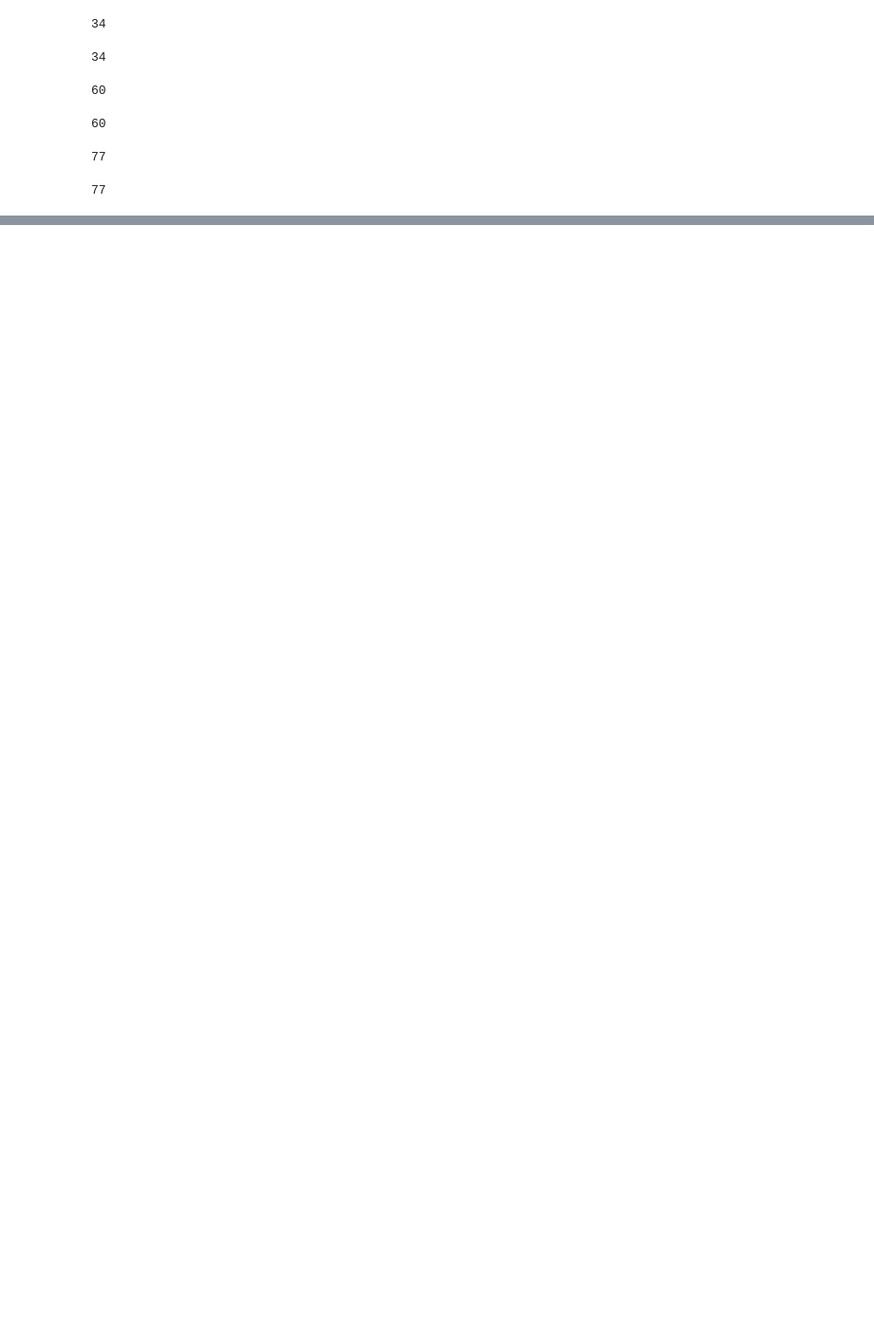
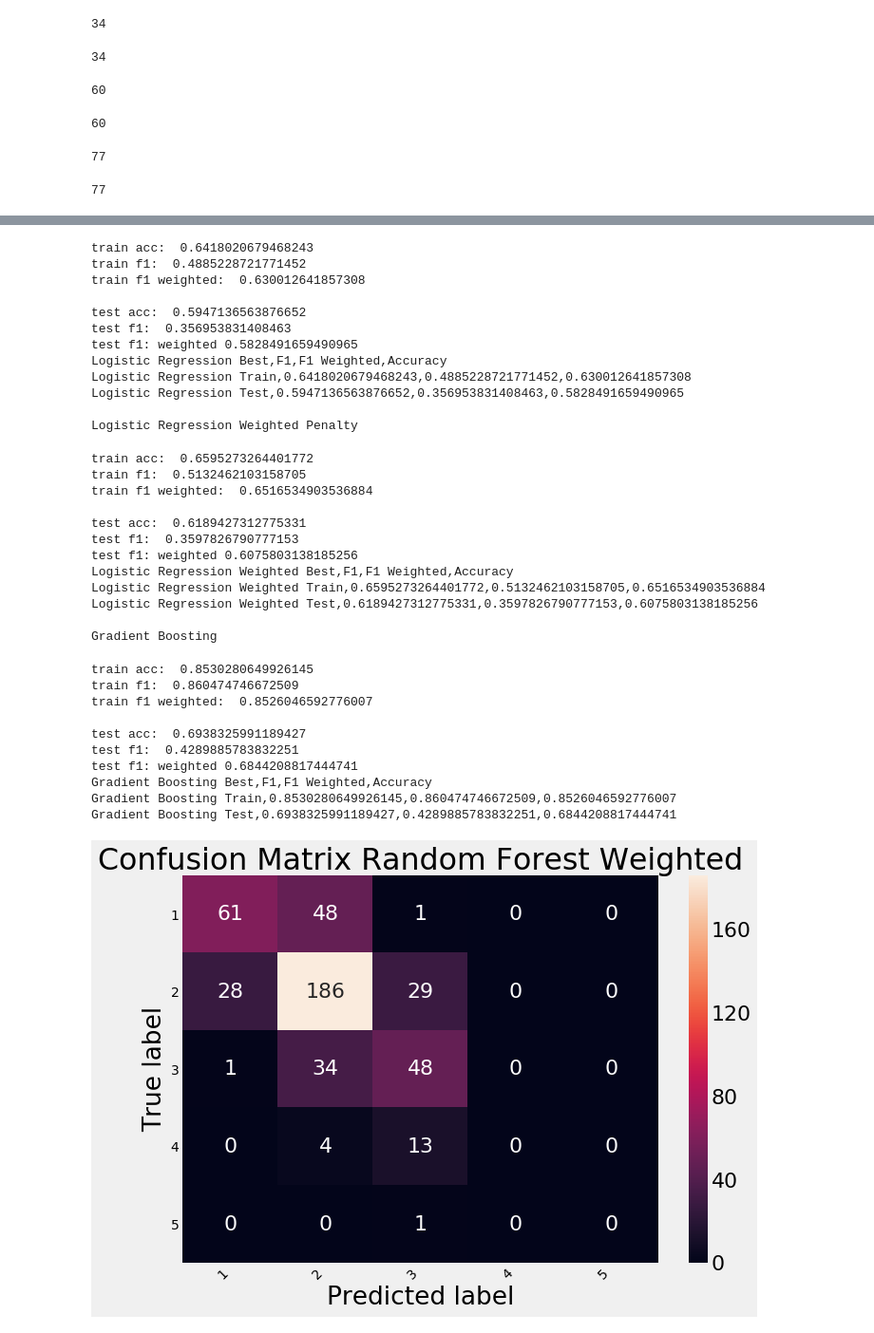
Before and after one commit to amberthomas/famine-intensity-prediction, a Jupyter notebook: modis_data/Model_Walk_Through.ipynb, the cells around one changed output, grey strips where cells are left out. Shown at 95% size. Drawn from its saved outputs; the diff is of its cells as text; code cells hidden in the pictures; blank space fills up the shorter version.

```diff
--- a/modis_data/Model_Walk_Through.ipynb
+++ b/modis_data/Model_Walk_Through.ipynb
@@ -1800,0 +342,43 @@ Random Forest Test,0.6202247191011236,0.3485682348179698,0.5981452174702027
+# %%
+#Multi-class Tests
+
+######Hyper-param testing below######
+parameter_candidates_rf = [
+    {'n_estimators': [100, 500, 700, 1000, 1200, 1500, 2000], 'max_depth': [2,3,4]}
+]
+scoring = ['f1_macro','f1_weighted', 'accuracy', 'recall_weighted','recall_macro', 'precision_weighted','precision_macro']
+class_weight = None
+rf = RandomForestClassifier(class_weight = class_weight, random_state = 42)
+
+print('Example of Cross Validation grid search for optimal Random Forest hyperparameters in progress.')
+print('Please be patient, this will take a minute...')
+hstable = hyperparam_search(train_features, train_labels, test_features, test_labels, parameter_candidates_rf, scoring, rf)
+paramsrf = hstable.params.values[0]
+paramsrf['random_state'] = 42
+paramsrf['class_weight'] = class_weight
+
+rf = RandomForestClassifier(**paramsrf)
+classifier_train_test(rf, train_features, train_labels, test_features, test_labels, (1,6), title = 'Random Forest')
+print("\nRandom Forest Variable importance:")
+get_RF_variable_importance(rf, feature_list, 'Multi-class RF')
+
+######Hyper-param testing above######
+
+print('Hyperparameter Testing for other Multi-Label Classification models skipped for your convenience:\n')
+print("\nRandom Forest Weighted Penalty")
+class_weight = {1:1, 2:1, 3:1.5, 4:2}
+rf = RandomForestClassifier(n_estimators = 100, max_depth=3, class_weight = class_weight, random_state = 42)
+classifier_train_test(rf, train_features, train_labels, test_features, test_labels, (1,6), title = 'Random Forest Weighted')
+print("\nRandom Forest Variable importance:")
+get_RF_variable_importance(rf, feature_list, 'Weighted Binary RF')
+
+print("\nLogistic Regression")
+lr = LogisticRegression(C= .9, random_state = 42)
+classifier_train_test(lr, train_features, train_labels, test_features, test_labels, (1,6), title = 'Logistic Regression')
+print("\nLogistic Regression Weighted Penalty")
+lr = LogisticRegression(C= .65, class_weight = {1:1, 2:1, 3:1.5, 4:2}, random_state = 42)
+classifier_train_test(lr, train_features, train_labels, test_features, test_labels, (1,6), title = 'Logistic Regression Weighted')
+print("\nGradient Boosting")
+gb = GradientBoostingClassifier(n_estimators= 100, subsample =.21, max_depth = 3, max_features = 10, random_state = 42)
+classifier_train_test(gb, train_features, train_labels, test_features, test_labels, (1,6), title = 'Gradient Boosting')
+# %% [output]
@@ -1800,0 +406,35 @@ Random Forest Test,0.6202247191011236,0.3485682348179698,0.5981452174702027
+train acc:  0.6418020679468243
+train f1:  0.4885228721771452
+train f1 weighted:  0.630012641857308
+
+test acc:  0.5947136563876652
+test f1:  0.356953831408463
+test f1: weighted 0.5828491659490965
+Logistic Regression Best,F1,F1 Weighted,Accuracy
+Logistic Regression Train,0.6418020679468243,0.4885228721771452,0.630012641857308
+Logistic Regression Test,0.5947136563876652,0.356953831408463,0.5828491659490965
+
+Logistic Regression Weighted Penalty
+train acc:  0.6595273264401772
+train f1:  0.5132462103158705
+train f1 weighted:  0.6516534903536884
+
+test acc:  0.6189427312775331
+test f1:  0.3597826790777153
+test f1: weighted 0.6075803138185256
+Logistic Regression Weighted Best,F1,F1 Weighted,Accuracy
+Logistic Regression Weighted Train,0.6595273264401772,0.5132462103158705,0.6516534903536884
+Logistic Regression Weighted Test,0.6189427312775331,0.3597826790777153,0.6075803138185256
+
+Gradient Boosting
+train acc:  0.8530280649926145
+train f1:  0.860474746672509
+train f1 weighted:  0.8526046592776007
+
+test acc:  0.6938325991189427
+test f1:  0.4289885783832251
+test f1: weighted 0.6844208817444741
+Gradient Boosting Best,F1,F1 Weighted,Accuracy
+Gradient Boosting Train,0.8530280649926145,0.860474746672509,0.8526046592776007
+Gradient Boosting Test,0.6938325991189427,0.4289885783832251,0.6844208817444741
+[figure, added]
```
Also changed, not shown: parts of 54 cells of this notebook, 20 other files.
